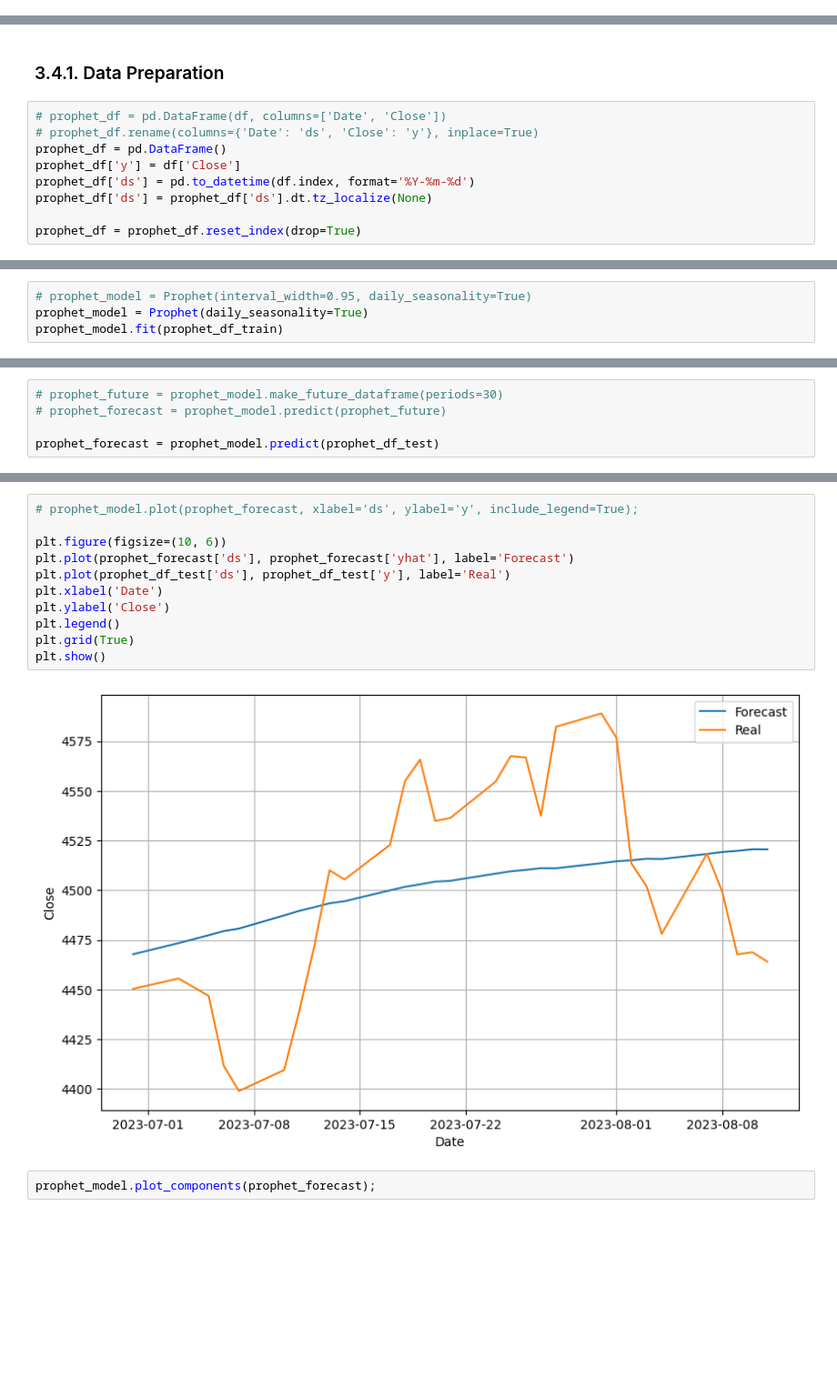
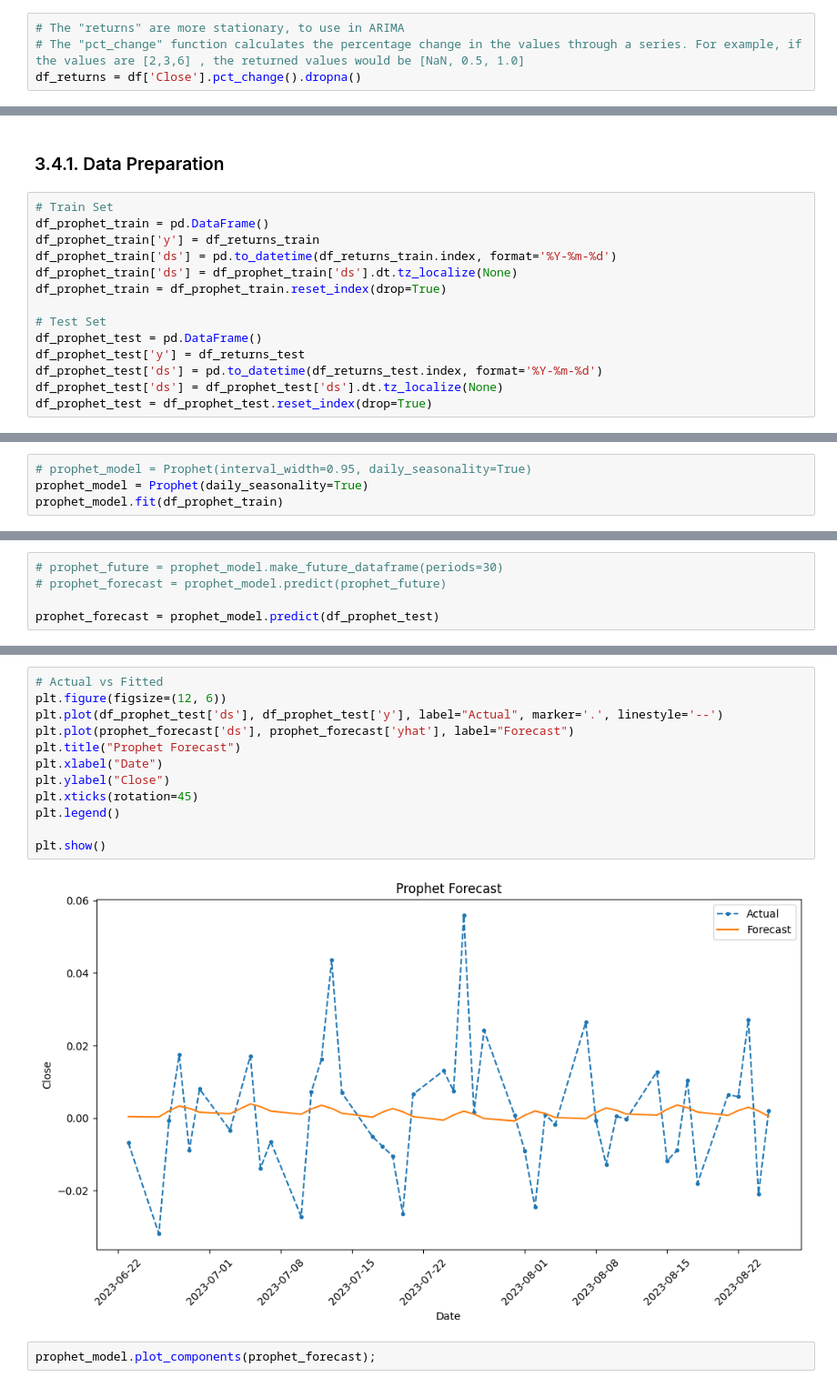
Before and after one commit to Ahmant/apziva-value-investor, a Jupyter notebook: notebooks/main.ipynb, the cells around one changed output, grey strips where cells are left out. Shown at 91% size. Drawn from its saved outputs; the diff is of its cells as text; blank space fills up the shorter version.

```diff
--- a/notebooks/main.ipynb
+++ b/notebooks/main.ipynb
@@ -241 +183,5 @@ print(is_ds_stationary(df_train, ['Close', 'Open', 'High', 'Low', 'Volume']))
+# %%
+# The "returns" are more stationary, to use in ARIMA
+# The "pct_change" function calculates the percentage change in the values through a series. For example, if the values are [2,3,6] , the returned values would be [NaN, 0.5, 1.0]
+df_returns = df['Close'].pct_change().dropna()
 # %%
@@ -515,11 +425,16 @@ sarima_forecast_df.plot()
 # %% [markdown]
 ### 3.4.1. Data Preparation
 # %%
-# prophet_df = pd.DataFrame(df, columns=['Date', 'Close'])
-# prophet_df.rename(columns={'Date': 'ds', 'Close': 'y'}, inplace=True)
-prophet_df = pd.DataFrame()
-prophet_df['y'] = df['Close']
-prophet_df['ds'] = pd.to_datetime(df.index, format='%Y-%m-%d')
-prophet_df['ds'] = prophet_df['ds'].dt.tz_localize(None)
+# Train Set
+df_prophet_train = pd.DataFrame()
+df_prophet_train['y'] = df_returns_train
+df_prophet_train['ds'] = pd.to_datetime(df_returns_train.index, format='%Y-%m-%d')
+df_prophet_train['ds'] = df_prophet_train['ds'].dt.tz_localize(None)
+df_prophet_train = df_prophet_train.reset_index(drop=True)
 
-prophet_df = prophet_df.reset_index(drop=True)
+# Test Set
+df_prophet_test = pd.DataFrame()
+df_prophet_test['y'] = df_returns_test
+df_prophet_test['ds'] = pd.to_datetime(df_returns_test.index, format='%Y-%m-%d')
+df_prophet_test['ds'] = df_prophet_test['ds'].dt.tz_localize(None)
+df_prophet_test = df_prophet_test.reset_index(drop=True)
@@ -553,5 +444,5 @@ print(prophet_df_test)
 # %%
 # prophet_model = Prophet(interval_width=0.95, daily_seasonality=True)
 prophet_model = Prophet(daily_seasonality=True)
-prophet_model.fit(prophet_df_train)
+prophet_model.fit(df_prophet_train)
 # %% [output]
@@ -569,7 +460,7 @@ INFO:cmdstanpy:Chain [1] done processing
 # prophet_future = prophet_model.make_future_dataframe(periods=30)
 # prophet_forecast = prophet_model.predict(prophet_future)
 
-prophet_forecast = prophet_model.predict(prophet_df_test)
+prophet_forecast = prophet_model.predict(df_prophet_test)
 # %%
 prophet_forecast.head()
 # %% [output]
@@ -582,17 +473,18 @@ prophet_forecast.head()
 5 rows × 22 columns
 # %%
-# prophet_model.plot(prophet_forecast, xlabel='ds', ylabel='y', include_legend=True);
+# Actual vs Fitted
+plt.figure(figsize=(12, 6))
+plt.plot(df_prophet_test['ds'], df_prophet_test['y'], label="Actual", marker='.', linestyle='--')
+plt.plot(prophet_forecast['ds'], prophet_forecast['yhat'], label="Forecast")
+plt.title("Prophet Forecast")
+plt.xlabel("Date")
+plt.ylabel("Close")
+plt.xticks(rotation=45)
+plt.legend()
 
-plt.figure(figsize=(10, 6))
-plt.plot(prophet_forecast['ds'], prophet_forecast['yhat'], label='Forecast')
-plt.plot(prophet_df_test['ds'], prophet_df_test['y'], label='Real')
-plt.xlabel('Date')
-plt.ylabel('Close')
-plt.legend()
-plt.grid(True)
 plt.show()
 # %% [output]
-[figure, old version]
+[figure, new version]
 # %%
 prophet_model.plot_components(prophet_forecast);
 # %% [output]
```
Also changed, not shown: parts of 107 cells of this notebook.
